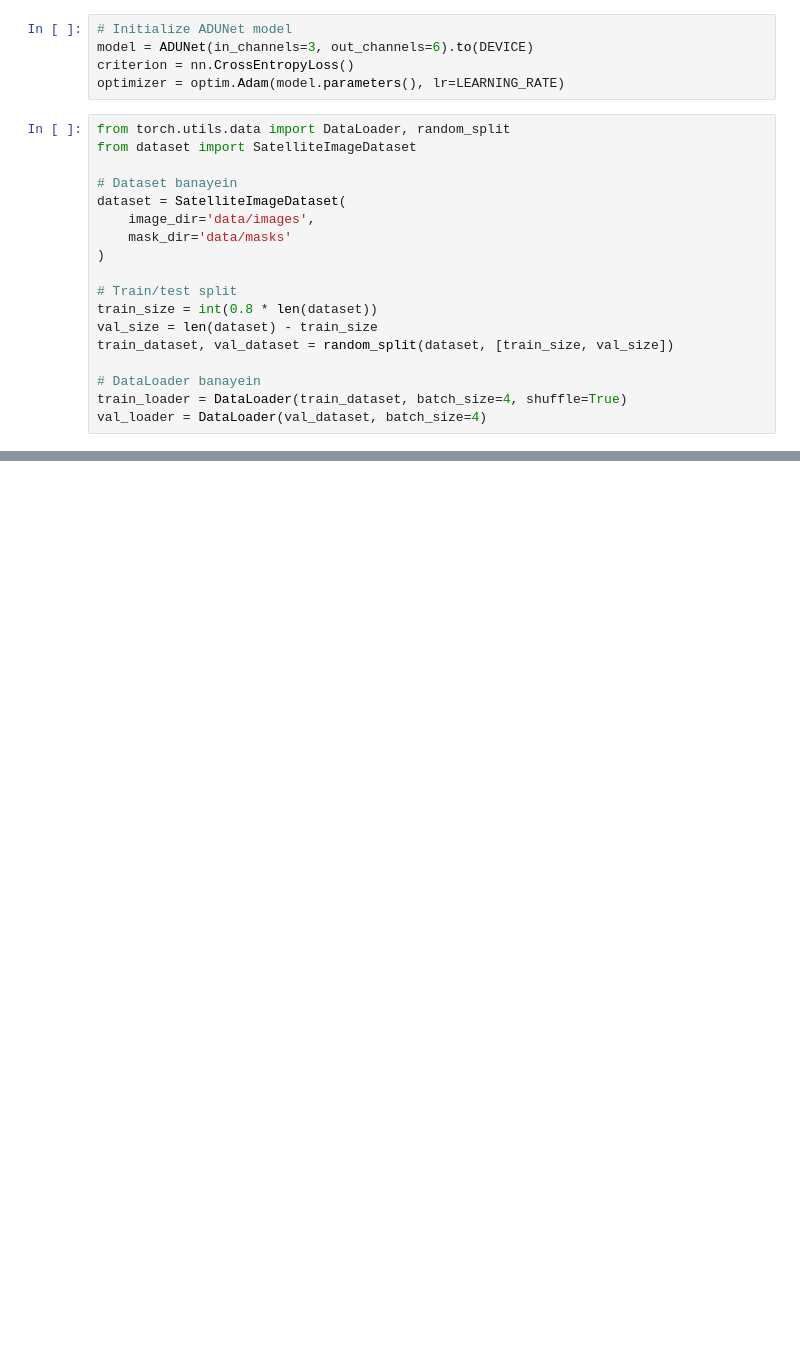
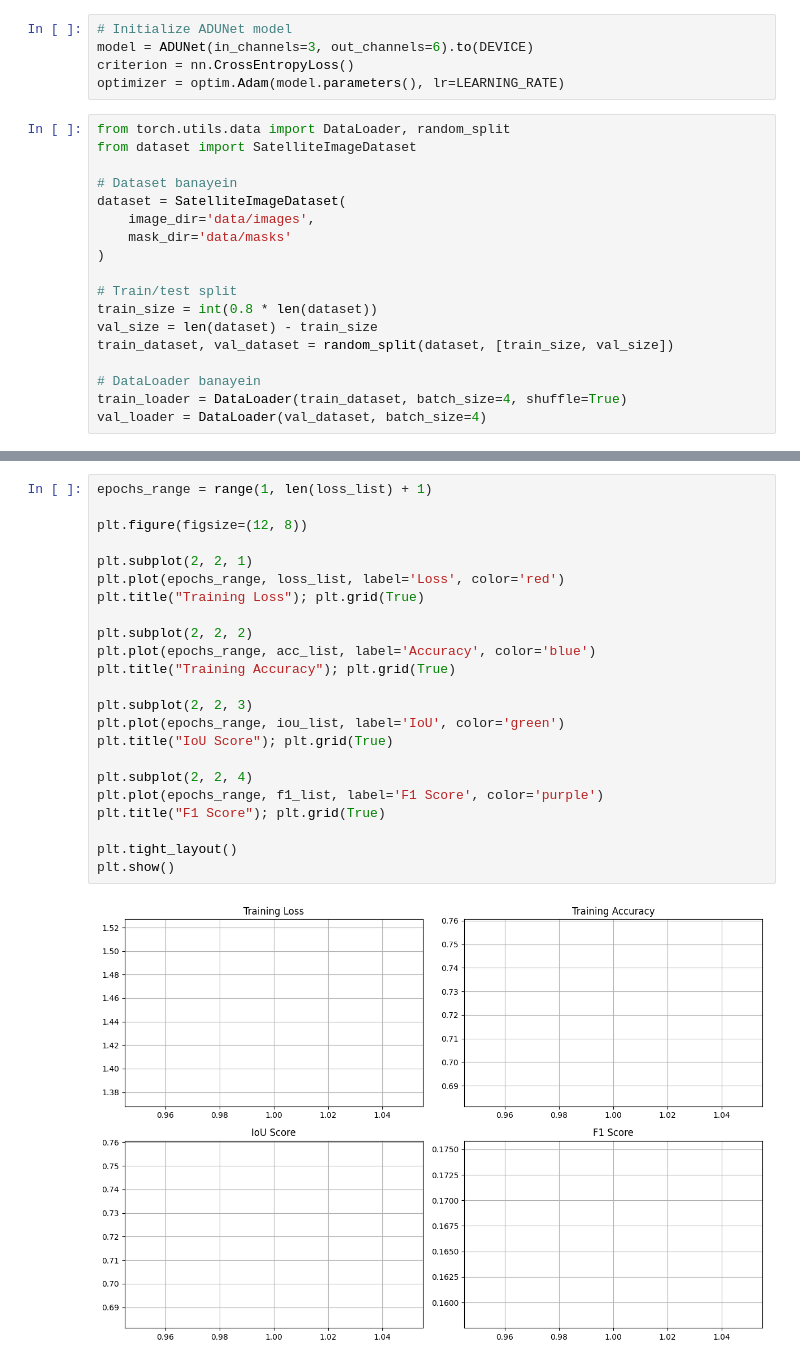
Before and after one commit to ayushi0725/smart-land-cover-app, a Jupyter notebook: train_adunet.ipynb, the cells around one changed output, grey strips where cells are left out. Cells and saved outputs as stored; diff of their text form; blank space fills up the shorter version.

```diff
--- a/train_adunet.ipynb
+++ b/train_adunet.ipynb
@@ -82,3 +124,28 @@ KeyboardInterrupt:
+# %%
+epochs_range = range(1, len(loss_list) + 1)
+
+plt.figure(figsize=(12, 8))
+
+plt.subplot(2, 2, 1)
+plt.plot(epochs_range, loss_list, label='Loss', color='red')
+plt.title("Training Loss"); plt.grid(True)
+
+plt.subplot(2, 2, 2)
+plt.plot(epochs_range, acc_list, label='Accuracy', color='blue')
+plt.title("Training Accuracy"); plt.grid(True)
+
+plt.subplot(2, 2, 3)
+plt.plot(epochs_range, iou_list, label='IoU', color='green')
+plt.title("IoU Score"); plt.grid(True)
+
+plt.subplot(2, 2, 4)
+plt.plot(epochs_range, f1_list, label='F1 Score', color='purple')
+plt.title("F1 Score"); plt.grid(True)
+
+plt.tight_layout()
+plt.show()
+# %% [output]
+[figure, added]
 # %%
 # Save trained model
 checkpoint = {
```
Also changed, not shown: parts of 3 cells of this notebook, 1 other file.
